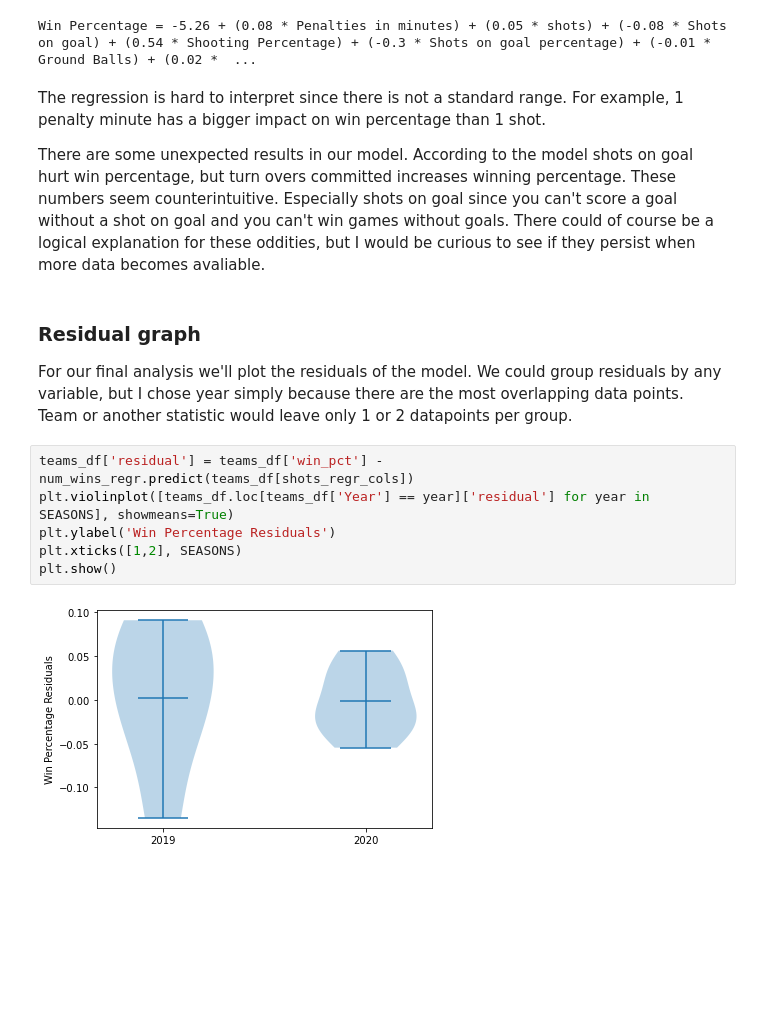
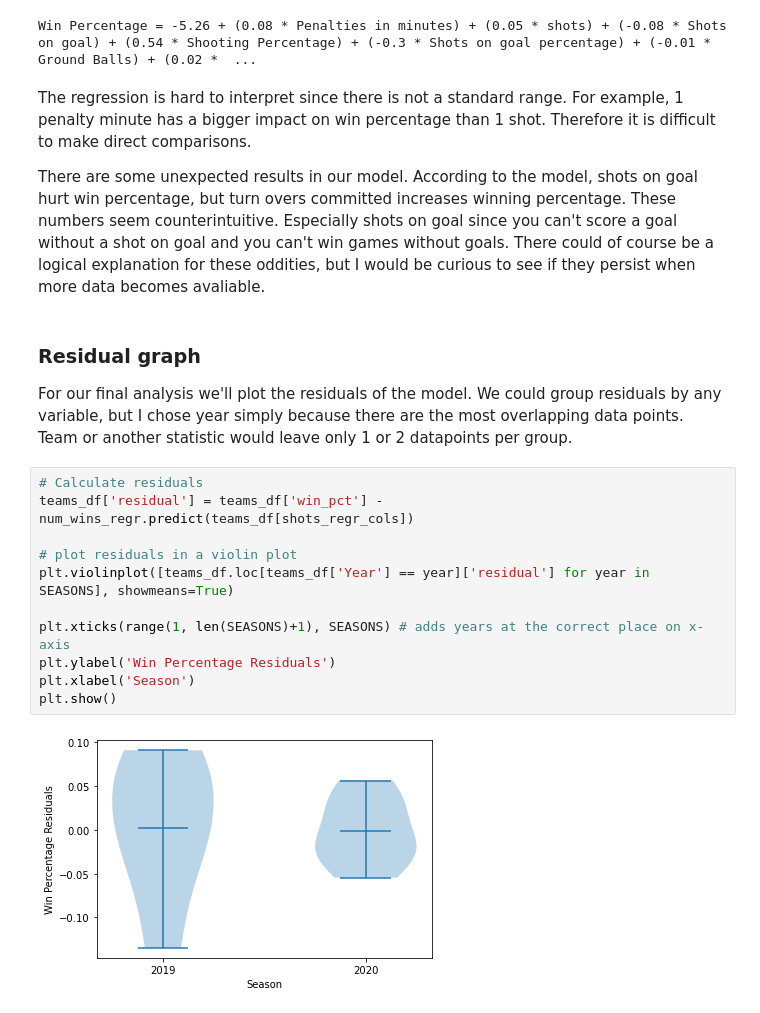
Before and after one commit to jpperret/how-to-win-pll-games, a Jupyter notebook: notebooks/how-to-win-pll-games.ipynb, the cells around one changed output. Drawn from its saved outputs; the diff is of its cells as text; blank space fills up the shorter version.

```diff
--- a/notebooks/how-to-win-pll-games.ipynb
+++ b/notebooks/how-to-win-pll-games.ipynb
@@ -362,23 +397,27 @@ print(regr_str)
 # %% [output]
 Win Percentage = -5.26 + (0.08 * Penalties in minutes) + (0.05 * shots) + (-0.08 * Shots on goal) + (0.54 * Shooting Percentage) + (-0.3 * Shots on goal percentage) + (-0.01 * Ground Balls) + (0.02 *  ...
 # %% [markdown]
-The regression is hard to interpret since there is not a standard range. For example, 1 penalty minute has a bigger impact on win percentage than 1 shot.
+The regression is hard to interpret since there is not a standard range. For example, 1 penalty minute has a bigger impact on win percentage than 1 shot. Therefore it is difficult to make direct comparisons.
 
-
-There are some unexpected results in our model. According to the model shots on goal hurt win percentage, but turn overs committed increases winning percentage.
+There are some unexpected results in our model. According to the model, shots on goal hurt win percentage, but turn overs committed increases winning percentage.
 These numbers seem counterintuitive. Especially shots on goal since you can't score a goal without a shot on goal and you can't win games without goals.
 There could of course be a logical explanation for these oddities, but I would be curious to see if they persist when more data becomes avaliable.
 # %% [markdown]
 ### Residual graph
 For our final analysis we'll plot the residuals of the model. We could group residuals by any variable, but I chose year simply because there are the most overlapping data points. Team or another statistic would leave only 1 or 2 datapoints per group.
-# %%
-teams_df['residual'] = teams_df['win_pct'] - num_wins_regr.predict(teams_df[shots_regr_cols])
-plt.violinplot([teams_df.loc[teams_df['Year'] == year]['residual'] for year in SEASONS], showmeans=True)
-plt.ylabel('Win Percentage Residuals')
-plt.xticks([1,2], SEASONS)
-plt.show()
-# %% [output]
-[figure, removed]
+# %%
+# Calculate residuals
+teams_df['residual'] = teams_df['win_pct'] - num_wins_regr.predict(teams_df[shots_regr_cols])
+
+# plot residuals in a violin plot
+plt.violinplot([teams_df.loc[teams_df['Year'] == year]['residual'] for year in SEASONS], showmeans=True)
+
+plt.xticks(range(1, len(SEASONS)+1), SEASONS) # adds years at the correct place on x-axis
+plt.ylabel('Win Percentage Residuals')
+plt.xlabel('Season')
+plt.show()
+# %% [output]
+[figure, added]
 # %% [markdown]
 ## Conclusion
 
```
Also changed, not shown: parts of 23 cells of this notebook, 1 other file.
